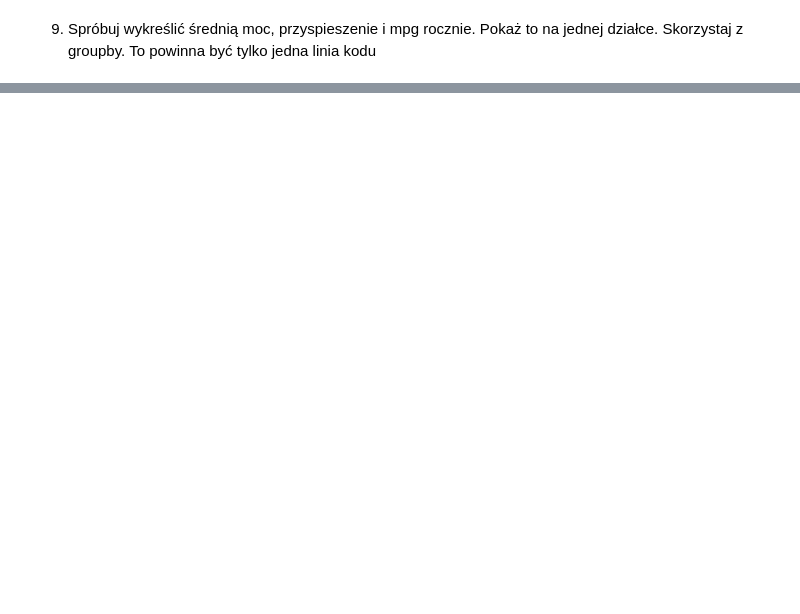
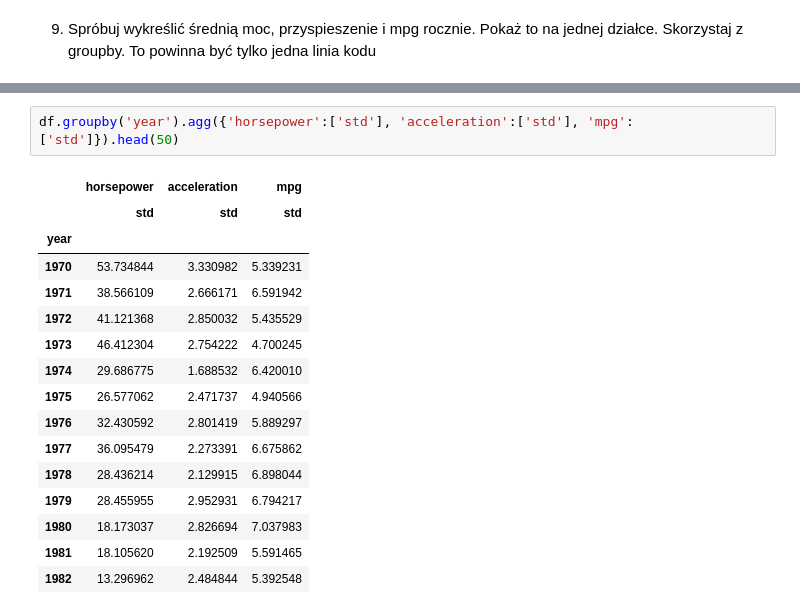
Before and after one commit to sendecka/DataCamp---Data-Scientist-with-Python, a Jupyter notebook: 09 Analiza dużych zbiorów danych I/Ćwiczenia/Activity.ipynb, the cells around one changed output, grey strips where cells are left out. Drawn from its saved outputs; the diff is of its cells as text; blank space fills up the shorter version.

```diff
--- a/09 Analiza dużych zbiorów danych I/Ćwiczenia/Activity.ipynb
+++ b/09 Analiza dużych zbiorów danych I/Ćwiczenia/Activity.ipynb
@@ -280,0 +333,19 @@ df.groupby('year')['horsepower'].mean().plot()
+# %%
+df.groupby('year').agg({'horsepower':['std'], 'acceleration':['std'], 'mpg':['std']}).head(50)
+# %% [output]
+|  | horsepower | acceleration | mpg |
+|  | std | std | std |
+| year |  |  |  |
+| 1970 | 53.734844 | 3.330982 | 5.339231 |
+| 1971 | 38.566109 | 2.666171 | 6.591942 |
+| 1972 | 41.121368 | 2.850032 | 5.435529 |
+| 1973 | 46.412304 | 2.754222 | 4.700245 |
+| 1974 | 29.686775 | 1.688532 | 6.420010 |
+| 1975 | 26.577062 | 2.471737 | 4.940566 |
+| 1976 | 32.430592 | 2.801419 | 5.889297 |
+| 1977 | 36.095479 | 2.273391 | 6.675862 |
+| 1978 | 28.436214 | 2.129915 | 6.898044 |
+| 1979 | 28.455955 | 2.952931 | 6.794217 |
+| 1980 | 18.173037 | 2.826694 | 7.037983 |
+| 1981 | 18.105620 | 2.192509 | 5.591465 |
+| 1982 | 13.296962 | 2.484844 | 5.392548 |
```
Also changed, not shown: parts of 18 cells of this notebook.
